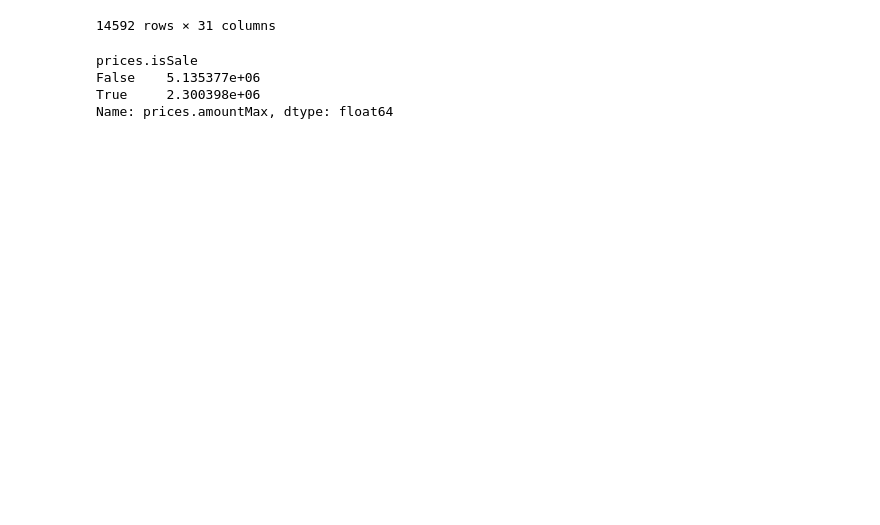
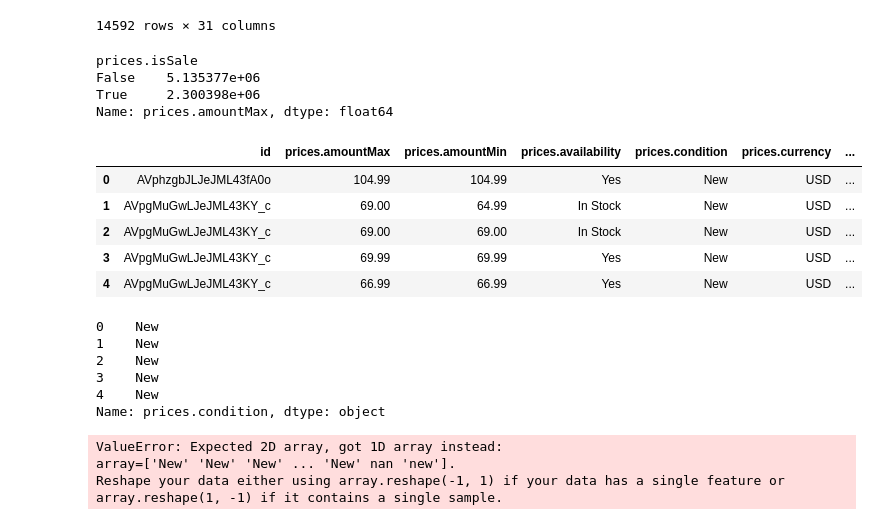
Before and after one commit to PedroHMenezes/PF_Book_rating, a Jupyter notebook: PF.ipynb, the cells around one changed output. Saved outputs shown, nothing was run; the diff lists cells and outputs as text; code cells hidden in the pictures; blank space fills up the shorter version.

```diff
--- a/PF.ipynb
+++ b/PF.ipynb
@@ -28,3 +28,33 @@ prices.isSale
 False    5.135377e+06
 True     2.300398e+06
 Name: prices.amountMax, dtype: float64
+# %%
+limpo = CE.drop(['Unnamed: 26',"Unnamed: 27","Unnamed: 28","Unnamed: 29","Unnamed: 30",'sourceURLs','manufacturerNumber','keys','imageURLs','dateAdded','dateUpdated','prices.sourceURLs','asins'],axis=1)
+# %%
+limpo.head()
+# %% [output]
+|  | id | prices.amountMax | prices.amountMin | prices.availability | prices.condition | prices.currency | ... |
+| 0 | AVphzgbJLJeJML43fA0o | 104.99 | 104.99 | Yes | New | USD | ... |
+| 1 | AVpgMuGwLJeJML43KY_c | 69.00 | 64.99 | In Stock | New | USD | ... |
+| 2 | AVpgMuGwLJeJML43KY_c | 69.00 | 69.00 | In Stock | New | USD | ... |
+| 3 | AVpgMuGwLJeJML43KY_c | 69.99 | 69.99 | Yes | New | USD | ... |
+| 4 | AVpgMuGwLJeJML43KY_c | 66.99 | 66.99 | Yes | New | USD | ... |
+# %%
+condicao = CE['prices.condition']
+condicao.head()
+# %% [output]
+0    New
+1    New
+2    New
+3    New
+4    New
+Name: prices.condition, dtype: object
+# %%
+from sklearn.preprocessing import OneHotEncoder
+encoder = OneHotEncoder()
+Sale = encoder.fit_transform(condicao)
+Sale.toarray()
+# %% [output]
+ValueError: Expected 2D array, got 1D array instead:
+array=['New' 'New' 'New' ... 'New' nan 'new'].
+Reshape your data either using array.reshape(-1, 1) if your data has a single feature or array.reshape(1, -1) if it contains a single sample.
```
Also changed, not shown: 1 other file.
